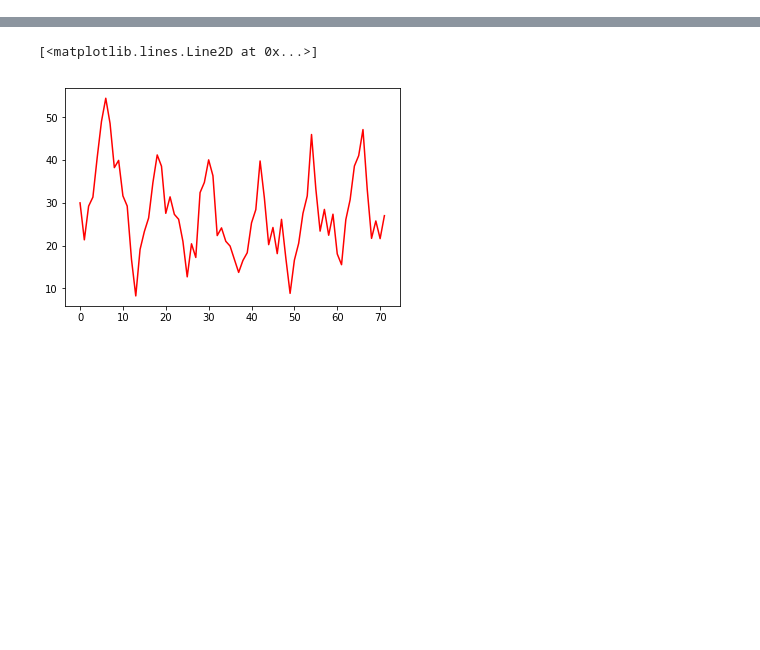
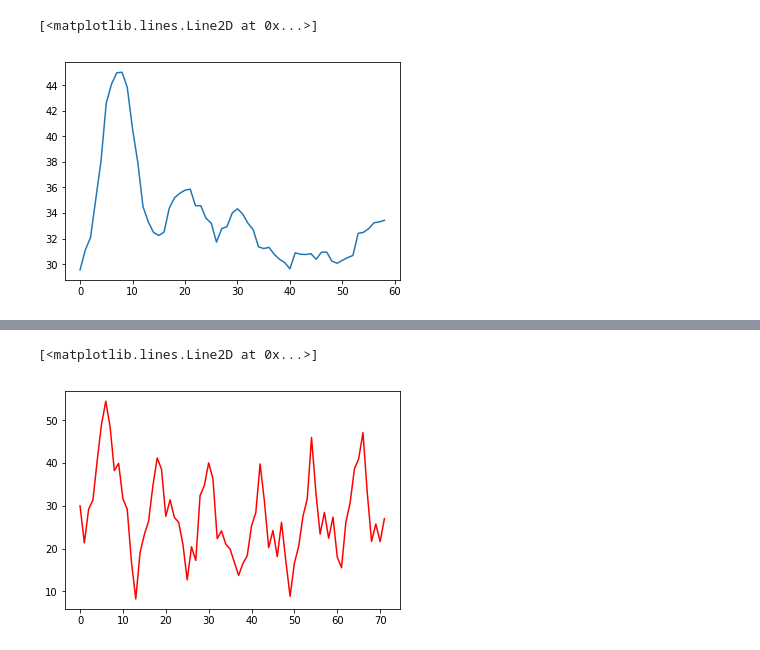
Before and after one commit to leanderloew/example-lstm-forecasting-pytorch, a Jupyter notebook: redo_forecasting.ipynb, the cells around one changed output, grey strips where cells are left out. Cells and saved outputs as stored; diff of their text form; code cells hidden in the pictures; blank space fills up the shorter version.

```diff
--- a/redo_forecasting.ipynb
+++ b/redo_forecasting.ipynb
@@ -233,0 +295,5 @@ pred=hw(inp,48,shifts)#[:,-12:]
+# %%
+plt.plot(v)
+# %% [output]
+[<matplotlib.lines.Line2D at 0x...>]
+[figure, added]
```
Also changed, not shown: parts of 25 cells of this notebook, 1 other file.
